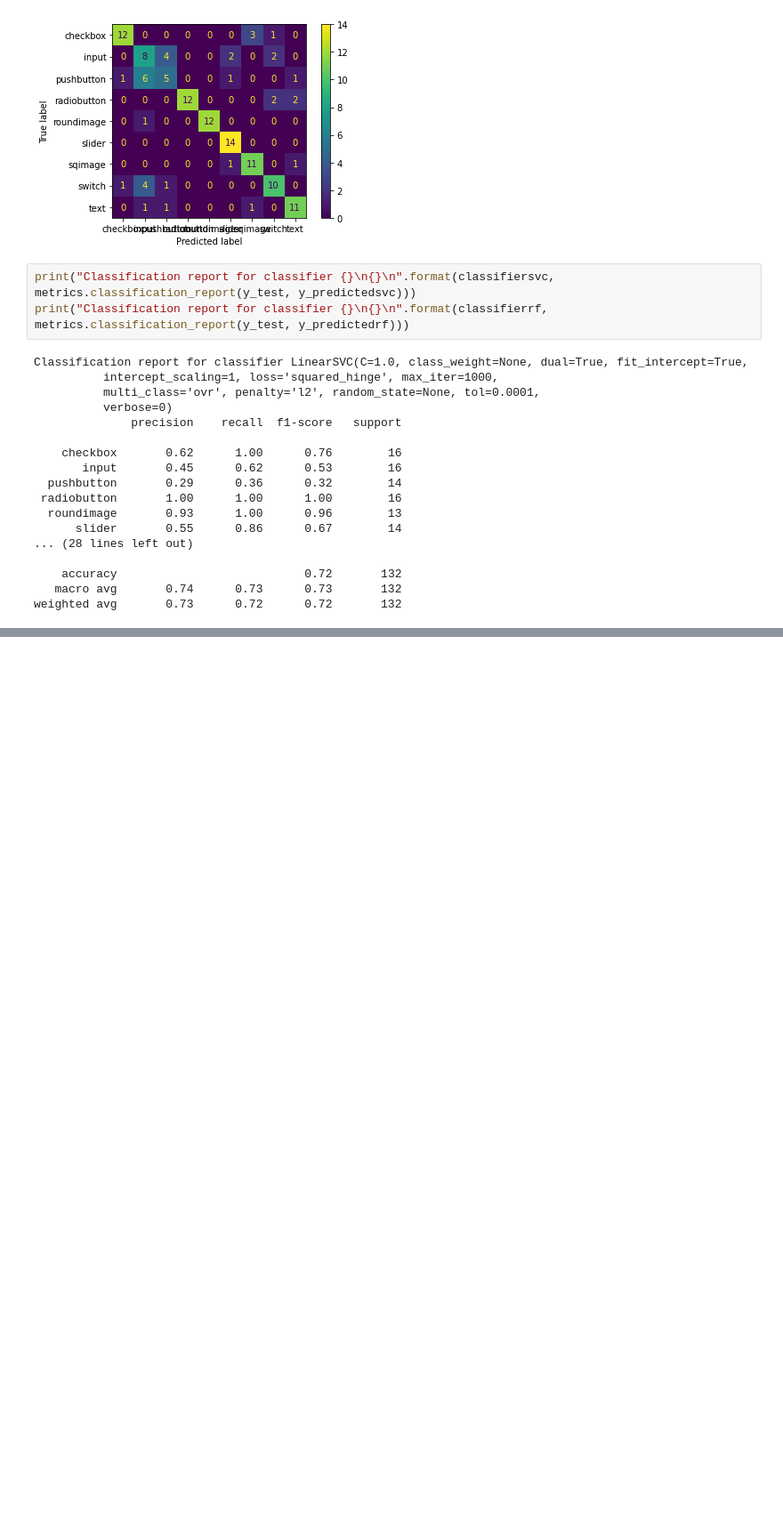
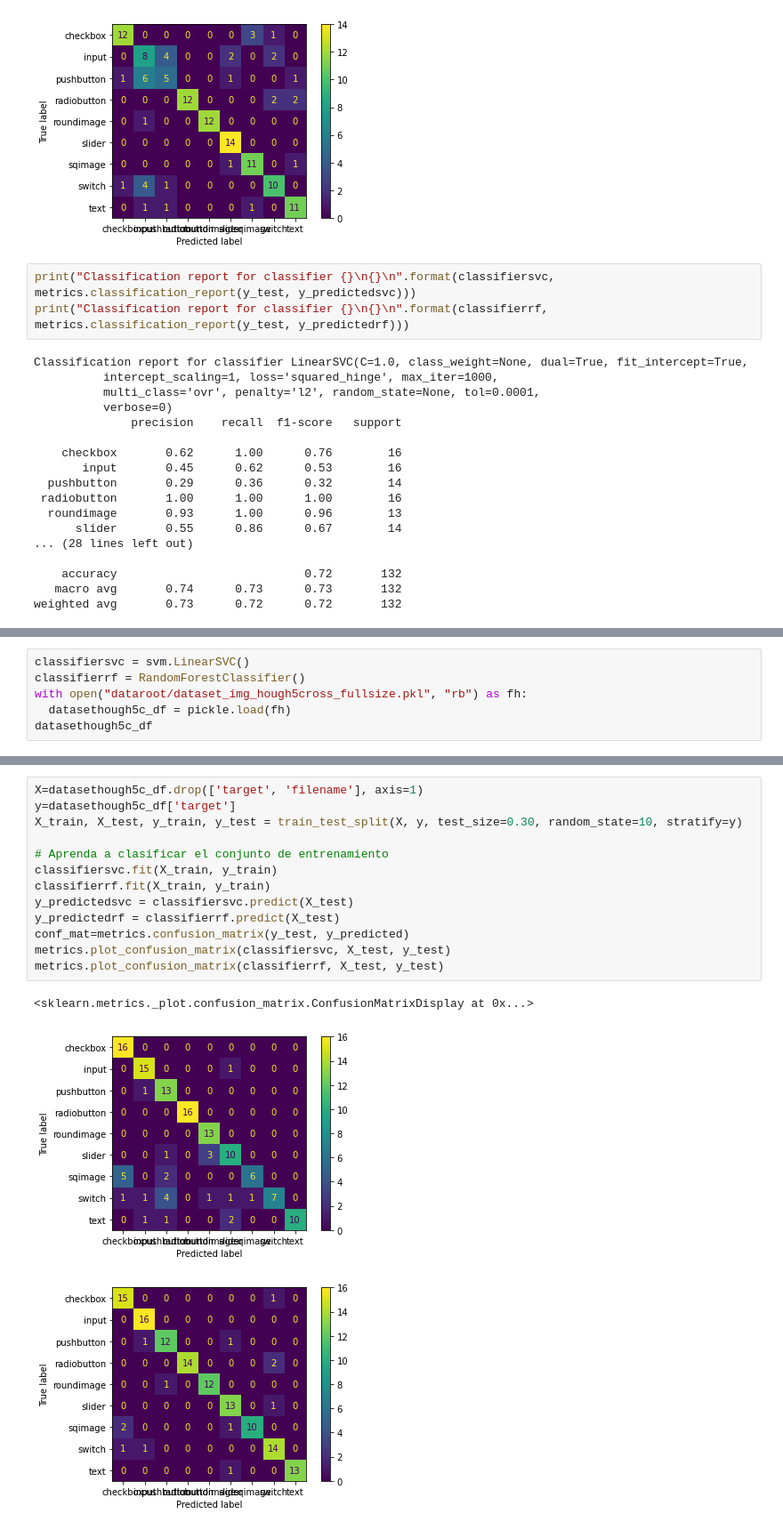
Before and after one commit to piltom/widget_sketch_recon, a Jupyter notebook: report.ipynb, the cells around one changed output, grey strips where cells are left out. Shown: that part at 89% size. Cells and saved outputs as stored; diff of their text form; blank space fills up the shorter version.

```diff
--- a/report.ipynb
+++ b/report.ipynb
@@ -368,0 +385,6 @@ Analizando los resultados se puede concluir que hay dos clases que están dando
+# %%
+classifiersvc = svm.LinearSVC()
+classifierrf = RandomForestClassifier()
+with open("dataroot/dataset_img_hough5cross_fullsize.pkl", "rb") as fh:
+  datasethough5c_df = pickle.load(fh)
+datasethough5c_df
@@ -368,0 +405,17 @@ Analizando los resultados se puede concluir que hay dos clases que están dando
+# %%
+X=datasethough5c_df.drop(['target', 'filename'], axis=1)
+y=datasethough5c_df['target']
+X_train, X_test, y_train, y_test = train_test_split(X, y, test_size=0.30, random_state=10, stratify=y)
+
+# Aprenda a clasificar el conjunto de entrenamiento
+classifiersvc.fit(X_train, y_train)
+classifierrf.fit(X_train, y_train)
+y_predictedsvc = classifiersvc.predict(X_test)
+y_predictedrf = classifierrf.predict(X_test)
+conf_mat=metrics.confusion_matrix(y_test, y_predicted)
+metrics.plot_confusion_matrix(classifiersvc, X_test, y_test)
+metrics.plot_confusion_matrix(classifierrf, X_test, y_test)
+# %% [output]
+<sklearn.metrics._plot.confusion_matrix.ConfusionMatrixDisplay at 0x...>
+[figure, added]
+[figure, added]
```
Also changed, not shown: parts of 10 cells of this notebook.
